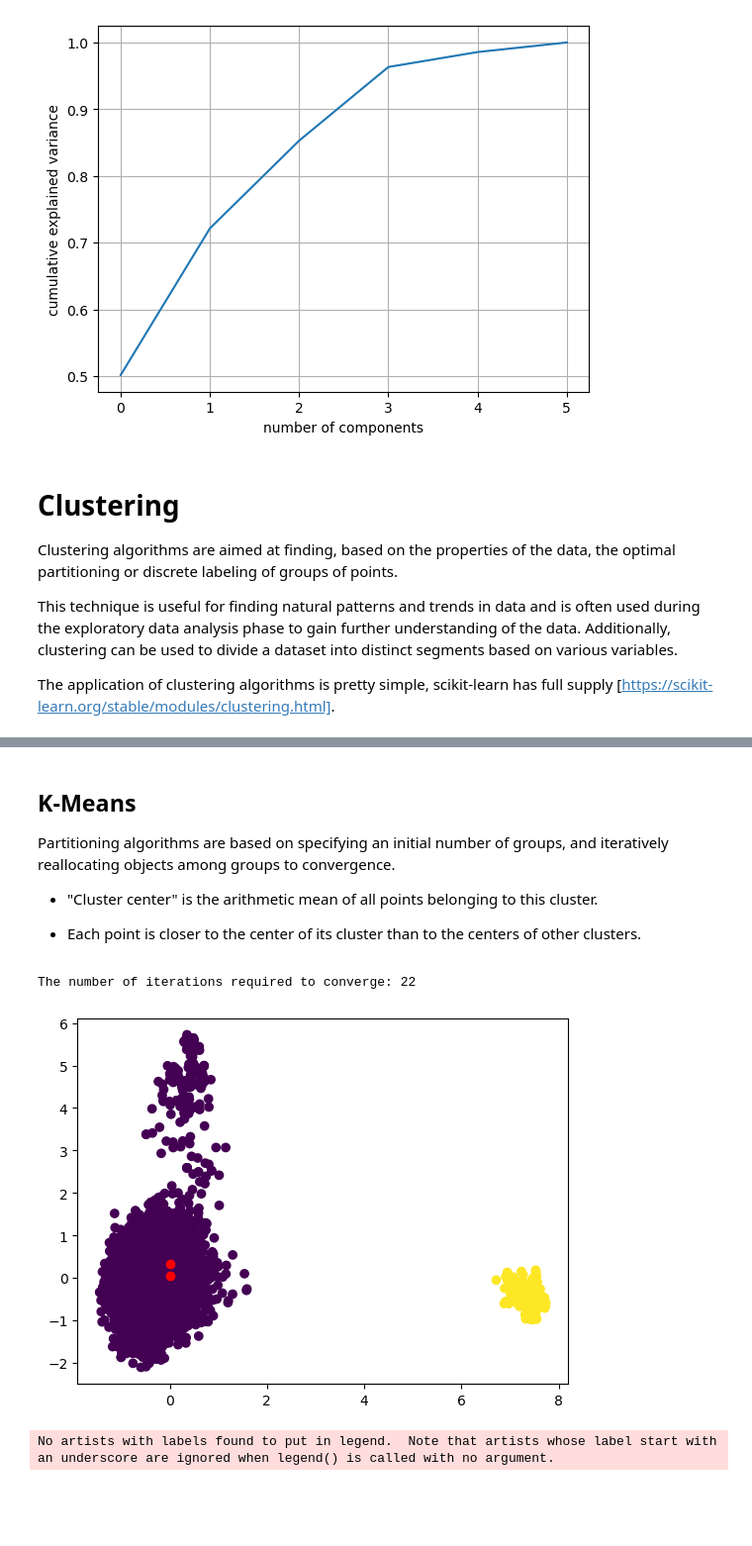
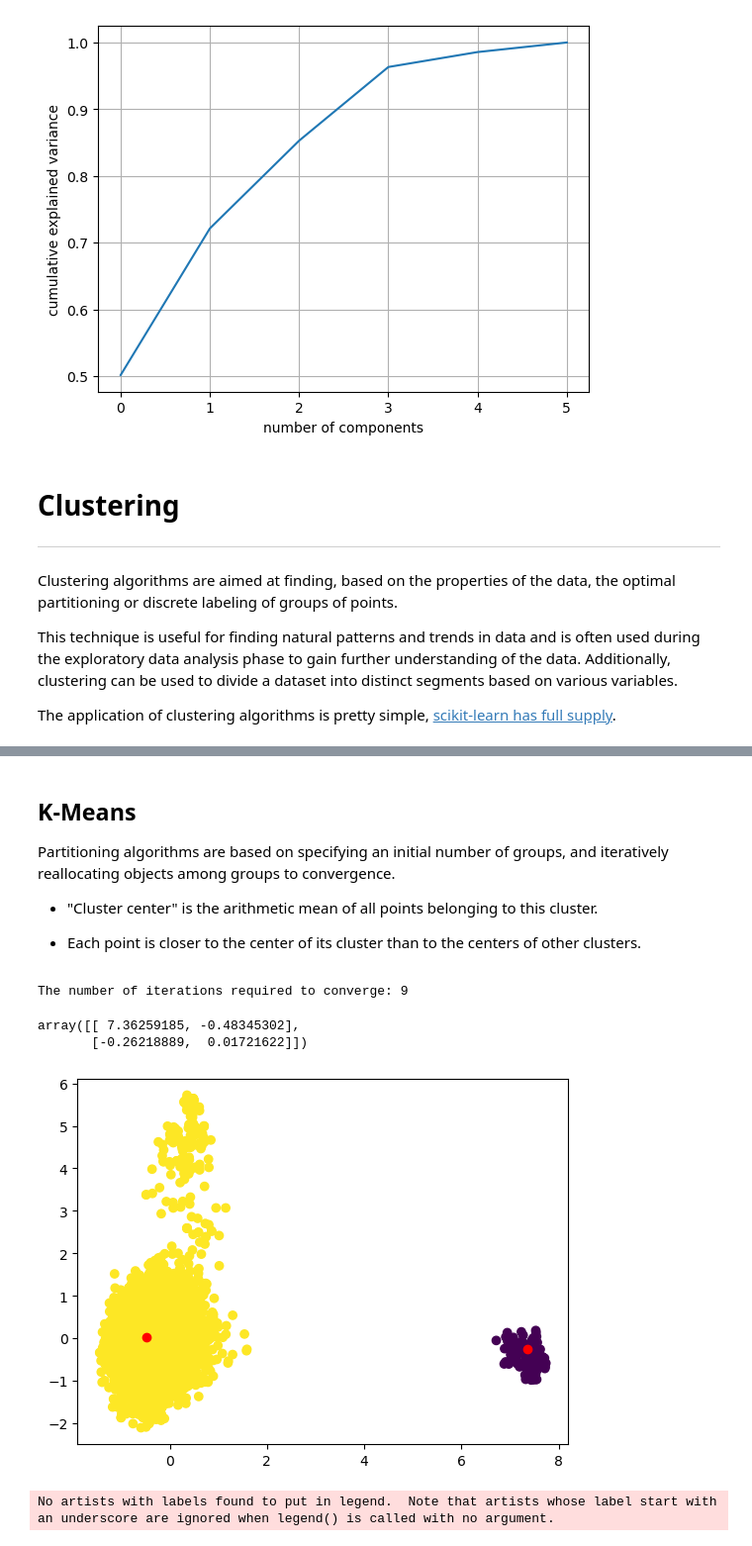
Before and after one commit to meddwl/skillbox, a Jupyter notebook: B_QSAR/B02_Unsupervised_Learning.ipynb, the cells around one changed output, grey strips where cells are left out. Shown at 99% size. Drawn from its saved outputs; the diff is of its cells as text; code cells hidden in the pictures; blank space fills up the shorter version.

```diff
--- a/QSAR/Unsupervised_Learning.ipynb
+++ b/B_QSAR/B02_Unsupervised_Learning.ipynb
@@ -128,17 +128,19 @@ plt.show()
 # %% [output]
 [figure]
 # %% [markdown]
-# Clustering
+<h1>Clustering</h1>
+
+<hr>
 
 Clustering algorithms are aimed at finding, based on the properties of the data, the optimal partitioning or discrete labeling of groups of points.
 
 This technique is useful for finding natural patterns and trends in data and is often used during the exploratory data analysis phase to gain further understanding of the data. Additionally, clustering can be used to divide a dataset into distinct segments based on various variables.
 
-The application of clustering algorithms is pretty simple, scikit-learn has full supply [https://scikit-learn.org/stable/modules/clustering.html].
+The application of clustering algorithms is pretty simple, [scikit-learn has full supply](https://scikit-learn.org/stable/modules/clustering.html).
 # %% [markdown]
 ![Cl.jpg](attachment:Cl.jpg)
 # %% [markdown]
-## K-Means
+<h2>K-Means</h2>
 
 Partitioning algorithms are based on specifying an initial number of groups, and iteratively reallocating objects among groups to convergence.
 
@@ -149,23 +151,28 @@ Partitioning algorithms are based on specifying an initial number of groups, and
 # applying kmeans on the dataset with number of clusters=3
 kmeans = KMeans(n_clusters=2)
 # learning
-kmeans.fit(fps)
+kmeans.fit(crds_pca)
 # prediction
-y_kmeans = kmeans.predict(fps)
+y_kmeans = kmeans.predict(crds_pca)
 
 # Final locations of the centroid
 centroids = kmeans.cluster_centers_
 
 print("The number of iterations required to converge:", kmeans.n_iter_)
 # %% [output]
-The number of iterations required to converge: 22
+The number of iterations required to converge: 9
+# %%
+centroids
+# %% [output]
+array([[ 7.36259185, -0.48345302],
+       [-0.26218889,  0.01721622]])
 # %%
 #visualize results
 plt.scatter(crds_pca[:, 0], crds_pca[:, 1], c=y_kmeans)
-plt.scatter(centroids[:, 0], centroids[:, 1], c='red', marker='o')
+plt.scatter(centroids[0, :], centroids[1, :], c='red', marker='o')
 plt.show()
 # %% [output]
-[figure, old version]
+[figure, new version]
 # %%
 kmeans = KMeans(n_clusters=2)
 kmeans.fit(fps_pca_3d)
```
Also changed, not shown: parts of 9 cells of this notebook, 18 other files.
